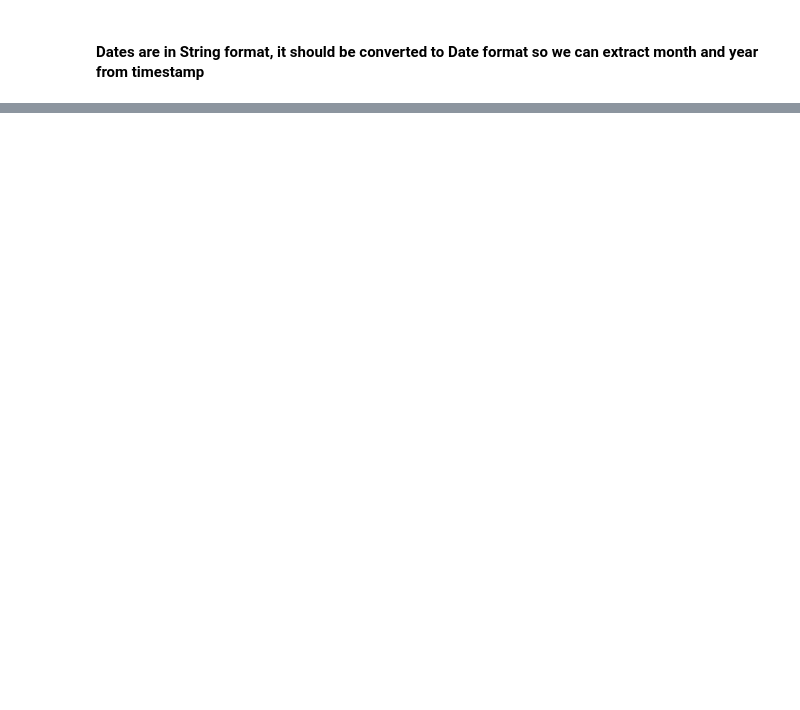
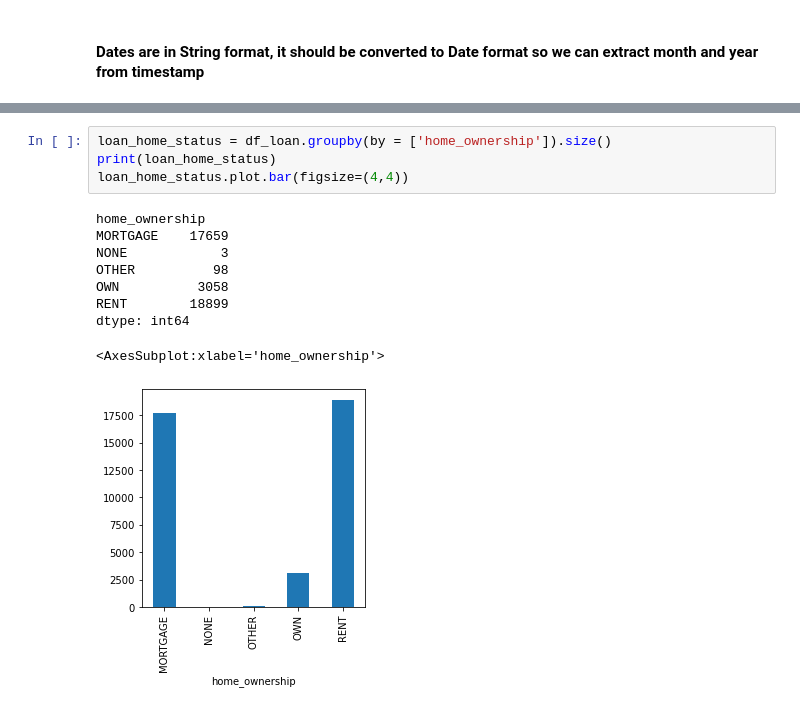
Before and after one commit to suchins3/LendingClub, a Jupyter notebook: LoanCastStudy.ipynb, the cells around one changed output, grey strips where cells are left out. Cells and saved outputs as stored; diff of their text form; blank space fills up the shorter version.

```diff
--- a/LoanCastStudy.ipynb
+++ b/LoanCastStudy.ipynb
@@ -110,0 +251,14 @@ dtype: int64
+# %%
+loan_home_status = df_loan.groupby(by = ['home_ownership']).size()
+print(loan_home_status)
+loan_home_status.plot.bar(figsize=(4,4))
+# %% [output]
+home_ownership
+MORTGAGE    17659
+NONE            3
+OTHER          98
+OWN          3058
+RENT        18899
+dtype: int64
+<AxesSubplot:xlabel='home_ownership'>
+[figure, added]
```
Also changed, not shown: parts of 11 cells of this notebook.
